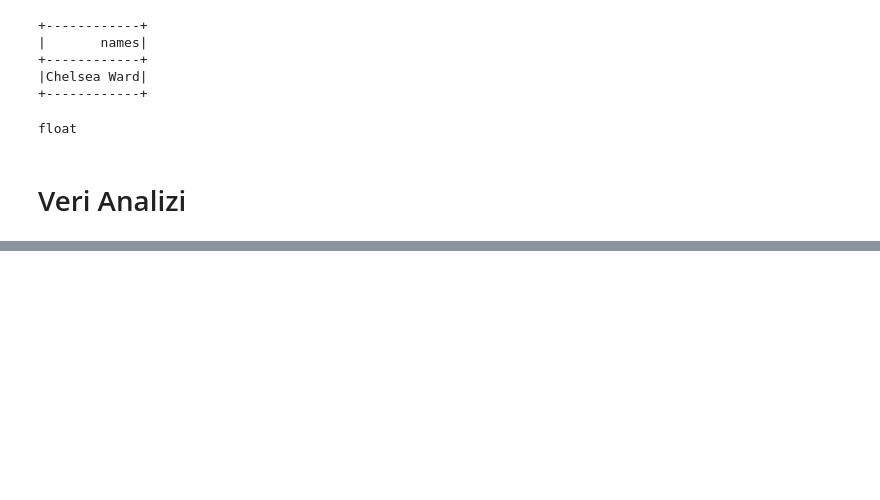
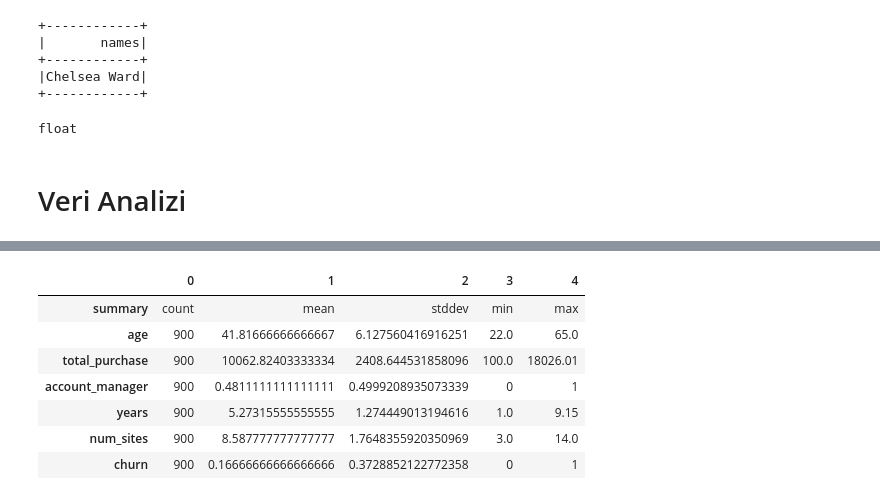
Before and after one commit to GokceSoylu/Machine_Learing, a Jupyter notebook: BigData/BigData_ML.ipynb, the cells around one changed output, grey strips where cells are left out. Saved outputs shown, nothing was run; the diff lists cells and outputs as text; code cells hidden in the pictures; blank space fills up the shorter version.

```diff
--- a/BigData/BigData_ML.ipynb
+++ b/BigData/BigData_ML.ipynb
@@ -241,0 +261,15 @@ float
+# %%
+#istatistik kısmını daha güzel görebilmek için pandas'tan faydalanıyoruz
+
+s_df.select("age","total_purchase","account_manager","years","num_sites","churn").describe().toPandas().transpose()
+
+#çiçek gibi oldu. Hadi yorumlayalım
+# %% [output]
+|  | 0 | 1 | 2 | 3 | 4 |
+| summary | count | mean | stddev | min | max |
+| age | 900 | 41.81666666666667 | 6.127560416916251 | 22.0 | 65.0 |
+| total_purchase | 900 | 10062.82403333334 | 2408.644531858096 | 100.0 | 18026.01 |
+| account_manager | 900 | 0.4811111111111111 | 0.4999208935073339 | 0 | 1 |
+| years | 900 | 5.27315555555555 | 1.274449013194616 | 1.0 | 9.15 |
+| num_sites | 900 | 8.587777777777777 | 1.7648355920350969 | 3.0 | 14.0 |
+| churn | 900 | 0.16666666666666666 | 0.3728852122772358 | 0 | 1 |
```
Also changed, not shown: parts of 12 cells of this notebook.
